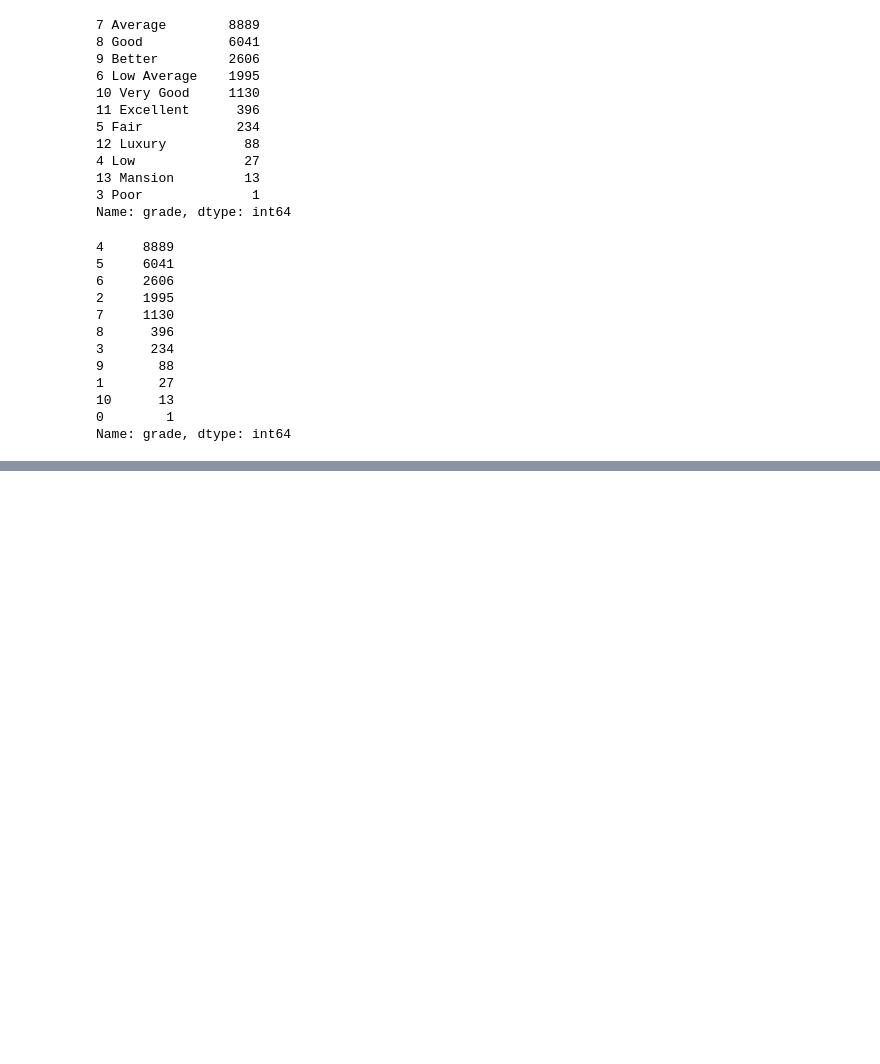
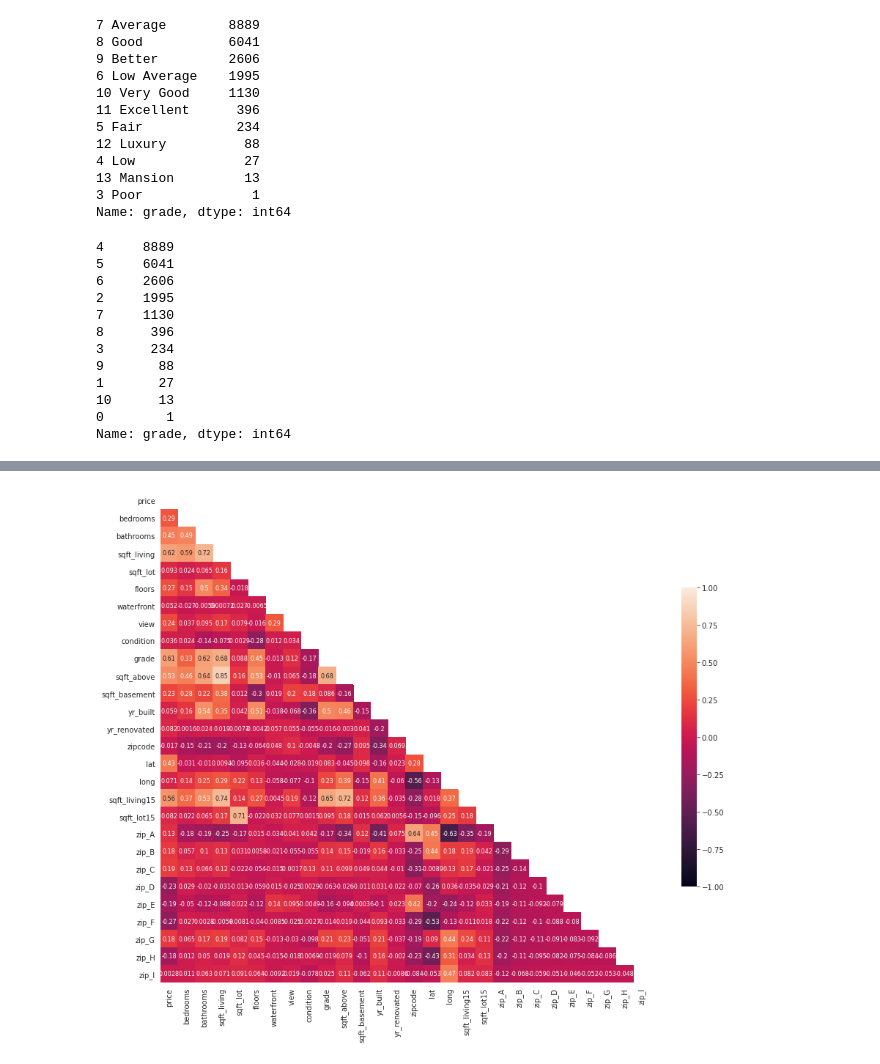
Before and after one commit to alvaromendizabal/dsc-phase-2-project-v2-3, a Jupyter notebook: benjamin.ipynb, the cells around one changed output, grey strips where cells are left out. Saved outputs shown, nothing was run; the diff lists cells and outputs as text; code cells hidden in the pictures; blank space fills up the shorter version.

```diff
--- a/benjamin.ipynb
+++ b/benjamin.ipynb
@@ -359,0 +512,17 @@ kc_house.corr()
+# %%
+mask = np.zeros_like(kc_house.corr())
+mask[np.triu_indices_from(mask)] = True
+
+with sns.axes_style("white"):
+    fig, ax = plt.subplots(figsize = (15, 15))
+    ax = sns.heatmap(kc_house.corr(),
+                     annot = True,
+                     annot_kws={"size": 8},
+                     ax = ax,
+                     cbar_kws = {"shrink": .5},
+                     mask = mask,
+                     vmax = 1,
+                     vmin = -1,
+                     square = True)
+# %% [output]
+[figure, added]
```
Also changed, not shown: parts of 30 cells of this notebook.
